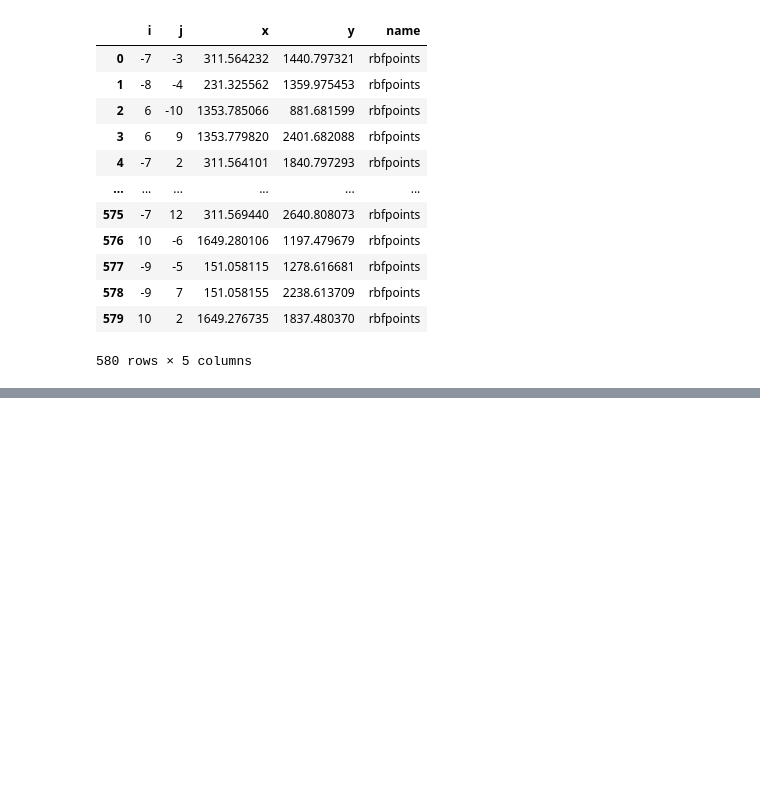
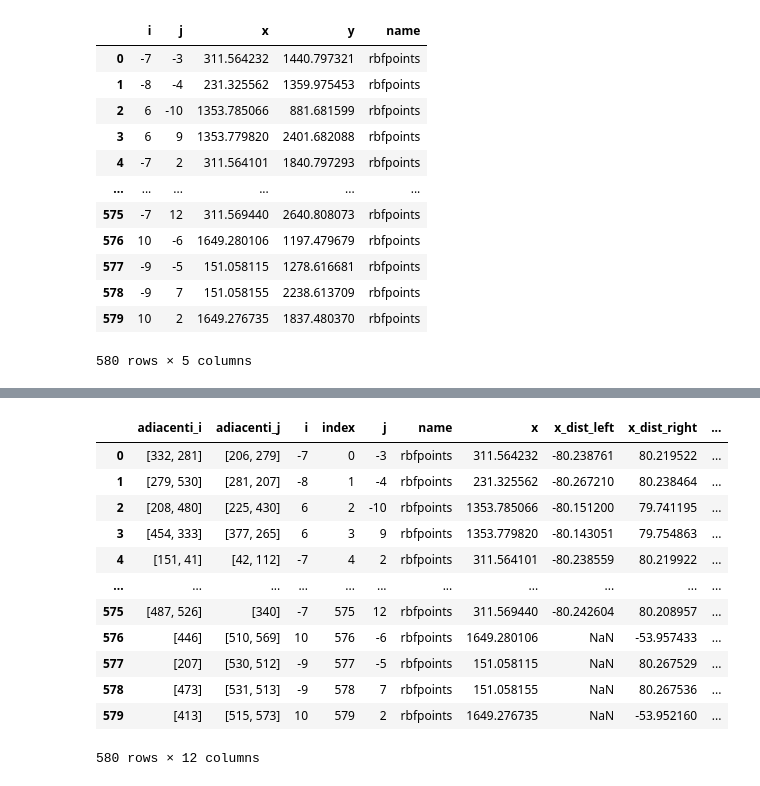
Before and after one commit to MrPiada/data-analysis-swiss-knife, a Jupyter notebook: VisionOutliers/analyse_new_json.ipynb, the cells around one changed output, grey strips where cells are left out. Saved outputs shown, nothing was run; the diff lists cells and outputs as text; code cells hidden in the pictures; blank space fills up the shorter version.

```diff
--- a/VisionOutliers/analyse_new_json.ipynb
+++ b/VisionOutliers/analyse_new_json.ipynb
@@ -122,7 +122,8 @@ plot_data = []
 # Iteriamo sui punti e aggiungiamo i loro adiacenti
 for idx, row in rbf_pts.iterrows():
     # Aggiungi il punto principale
-    plot_data.append({'x': row['x'], 'y': row['y'], 'i': row['i'], 'j': row['j'], 'group': f'Point {idx}'})
+    plot_data.append({'x': row['x'], 'y': row['y'],
+                     'i': row['i'], 'j': row['j'], 'group': f'Point {idx}'})
 
     # Aggiungi i punti adiacenti
     adiacenti_i = row['adiacenti_i']
@@ -130,7 +131,8 @@ for idx, row in rbf_pts.iterrows():
 
     for adj_idx in adiacenti_i + adiacenti_j:
         adj_point = rbf_pts.loc[adj_idx]
-        plot_data.append({'x': adj_point['x'], 'y': adj_point['y'], 'i': adj_point['i'], 'j': adj_point['j'], 'group': f'Point {idx}'})
+        plot_data.append({'x': adj_point['x'], 'y': adj_point['y'],
+                         'i': adj_point['i'], 'j': adj_point['j'], 'group': f'Point {idx}'})
 
 # Convertiamo la lista in un DataFrame
 plot_data_df = pd.DataFrame(plot_data)
@@ -149,7 +151,8 @@ for group in plot_data_df['group'].unique():
                                 marker=dict(size=10), name=group))
 
 # Configurazione del layout
-fig_xy.update_layout(title="Punti e i loro adiacenti (coordinate x, y)", xaxis_title="x", yaxis_title="y")
+fig_xy.update_layout(title="Punti e i loro adiacenti (coordinate x, y)",
+                     xaxis_title="x", yaxis_title="y", yaxis=dict(autorange="reversed"))
 
 # Creare il grafico in coordinate i, j
 fig_ij = go.Figure()
@@ -165,8 +168,46 @@ for group in plot_data_df['group'].unique():
                                 marker=dict(size=10), name=group))
 
 # Configurazione del layout
-fig_ij.update_layout(title="Punti e i loro adiacenti (coordinate i, j)", xaxis_title="i", yaxis_title="j")
+fig_ij.update_layout(
+    title="Punti e i loro adiacenti (coordinate i, j)", xaxis_title="i", yaxis_title="j")
 
 # Mostra entrambi i grafici
 fig_xy.show()
 fig_ij.show()
+# %%
+def calculate_distances(row):
+    # Supponiamo che il primo elemento in adiacenti_j sia 'up' e il secondo sia 'down'
+    if len(row['adiacenti_j']) > 0:
+        adiacenti_j = row['adiacenti_j']
+        if adiacenti_j[0] < len(rbf_pts):
+            row['y_dist_up'] = rbf_pts.loc[adiacenti_j[0], 'y'] - row['y']
+        if len(adiacenti_j) > 1 and adiacenti_j[1] < len(rbf_pts):
+            row['y_dist_down'] = rbf_pts.loc[adiacenti_j[1], 'y'] - row['y']
+
+    # Supponiamo che il primo elemento in adiacenti_i sia 'right' e il secondo sia 'left'
+    if len(row['adiacenti_i']) > 0:
+        adiacenti_i = row['adiacenti_i']
+        if adiacenti_i[0] < len(rbf_pts):
+            row['x_dist_right'] = rbf_pts.loc[adiacenti_i[0], 'x'] - row['x']
+        if len(adiacenti_i) > 1 and adiacenti_i[1] < len(rbf_pts):
+            row['x_dist_left'] = rbf_pts.loc[adiacenti_i[1], 'x'] - row['x']
+
+    return row
+# %%
+rbf_pts = rbf_pts.apply(calculate_distances, axis=1)
+# %%
+rbf_pts
+# %% [output]
+|  | adiacenti_i | adiacenti_j | i | index | j | name | x | x_dist_left | x_dist_right | ... |
+| 0 | [332, 281] | [206, 279] | -7 | 0 | -3 | rbfpoints | 311.564232 | -80.238761 | 80.219522 | ... |
+| 1 | [279, 530] | [281, 207] | -8 | 1 | -4 | rbfpoints | 231.325562 | -80.267210 | 80.238464 | ... |
+| 2 | [208, 480] | [225, 430] | 6 | 2 | -10 | rbfpoints | 1353.785066 | -80.151200 | 79.741195 | ... |
+| 3 | [454, 333] | [377, 265] | 6 | 3 | 9 | rbfpoints | 1353.779820 | -80.143051 | 79.754863 | ... |
+| 4 | [151, 41] | [42, 112] | -7 | 4 | 2 | rbfpoints | 311.564101 | -80.238559 | 80.219922 | ... |
+| ... | ... | ... | ... | ... | ... | ... | ... | ... | ... | ... |
+| 575 | [487, 526] | [340] | -7 | 575 | 12 | rbfpoints | 311.569440 | -80.242604 | 80.208957 | ... |
+| 576 | [446] | [510, 569] | 10 | 576 | -6 | rbfpoints | 1649.280106 | NaN | -53.957433 | ... |
+| 577 | [207] | [530, 512] | -9 | 577 | -5 | rbfpoints | 151.058115 | NaN | 80.267529 | ... |
+| 578 | [473] | [531, 513] | -9 | 578 | 7 | rbfpoints | 151.058155 | NaN | 80.267536 | ... |
+| 579 | [413] | [515, 573] | 10 | 579 | 2 | rbfpoints | 1649.276735 | NaN | -53.952160 | ... |
+580 rows × 12 columns
```
Also changed, not shown: parts of 3 cells of this notebook.
